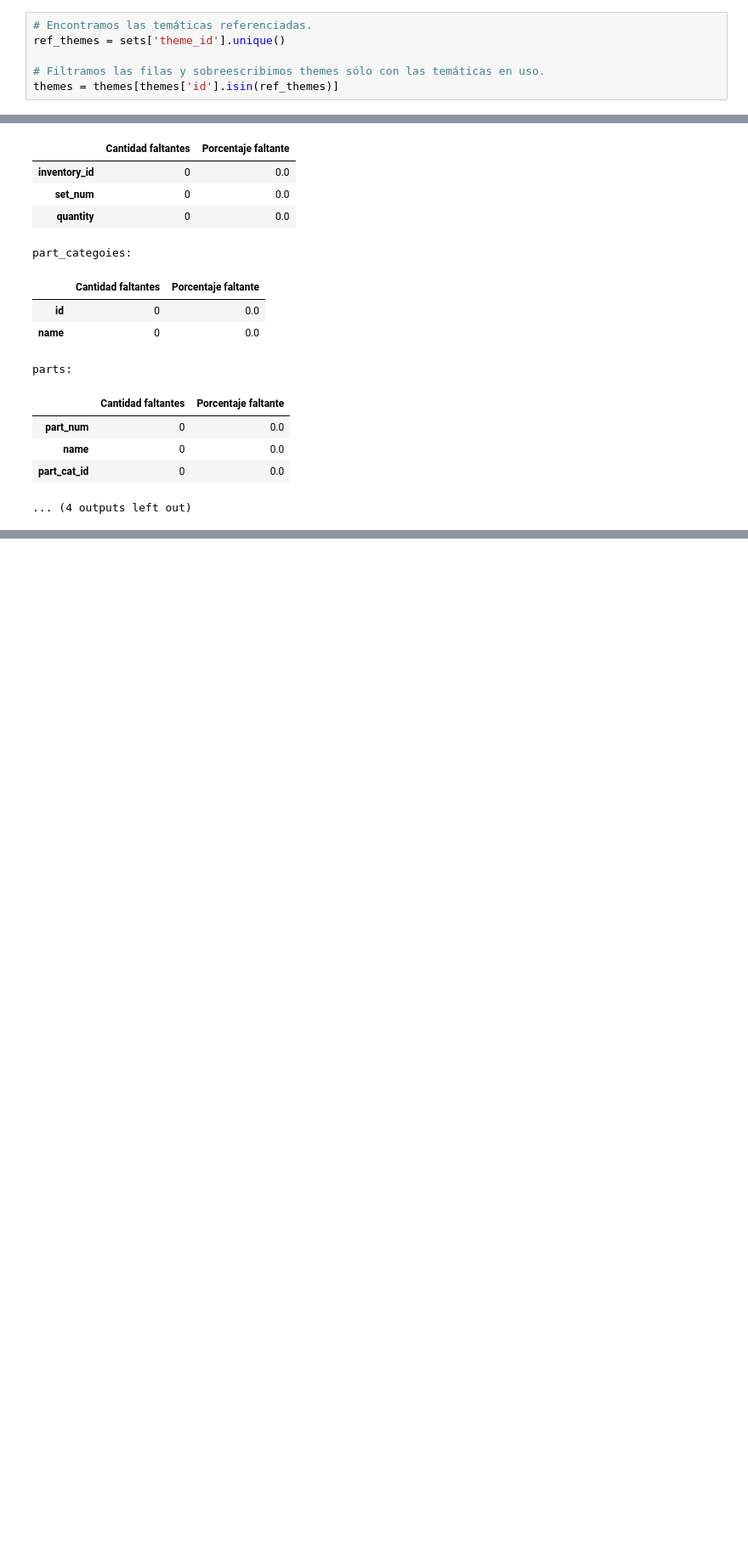
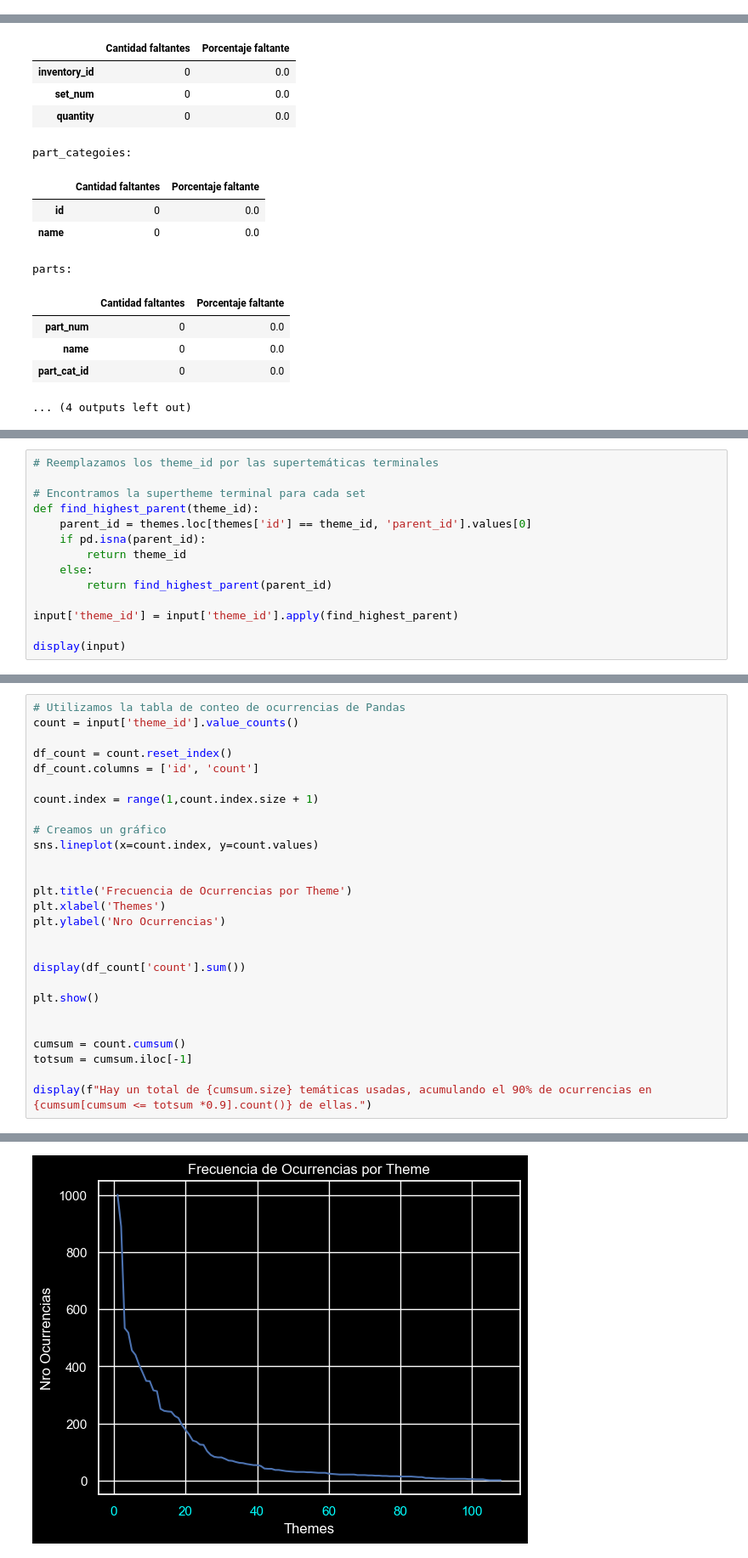
Before and after one commit to Muscian/AdD-grupo1, a Jupyter notebook: practica_final/Práctica Final.Ipynb, the cells around one changed output, grey strips where cells are left out. Shown at 85% size. Saved outputs shown, nothing was run; the diff lists cells and outputs as text; blank space fills up the shorter version.

```diff
--- a/practica_final/Práctica Final.Ipynb
+++ b/practica_final/Práctica Final.Ipynb
@@ -421,9 +410,3 @@ Aunque esto ya entra dentro de la limpieza de los datos, resulta oportuno elimin
-# %%
-# Encontramos las temáticas referenciadas.
-ref_themes = sets['theme_id'].unique()
-
-# Filtramos las filas y sobreescribimos themes sólo con las temáticas en uso.
-themes = themes[themes['id'].isin(ref_themes)]
 # %% [markdown]
 ## Limpieza y preparacón de los datos / Ingeniería de features
 # %% [markdown]
@@ -552,0 +518,14 @@ display(input.head())
+# %%
+# Reemplazamos los theme_id por las supertemáticas terminales
+
+# Encontramos la supertheme terminal para cada set
+def find_highest_parent(theme_id):
+    parent_id = themes.loc[themes['id'] == theme_id, 'parent_id'].values[0]
+    if pd.isna(parent_id):
+        return theme_id
+    else:
+        return find_highest_parent(parent_id)
+
+input['theme_id'] = input['theme_id'].apply(find_highest_parent)
+
+display(input)
@@ -552,0 +548,28 @@ display(input.head())
+# %%
+# Utilizamos la tabla de conteo de ocurrencias de Pandas
+count = input['theme_id'].value_counts()
+
+df_count = count.reset_index()
+df_count.columns = ['id', 'count']
+
+count.index = range(1,count.index.size + 1)
+
+# Creamos un gráfico
+sns.lineplot(x=count.index, y=count.values)
+
+
+plt.title('Frecuencia de Ocurrencias por Theme')
+plt.xlabel('Themes')
+plt.ylabel('Nro Ocurrencias')
+
+
+display(df_count['count'].sum())
+
+plt.show()
+
+
+cumsum = count.cumsum()
+totsum = cumsum.iloc[-1]
+
+display(f"Hay un total de {cumsum.size} temáticas usadas, acumulando el 90% de ocurrencias en {cumsum[cumsum <= totsum *0.9].count()} de ellas.")
+# %% [output]
@@ -552,0 +577 @@ display(input.head())
+[figure, added]
```
Also changed, not shown: parts of 23 cells of this notebook.
